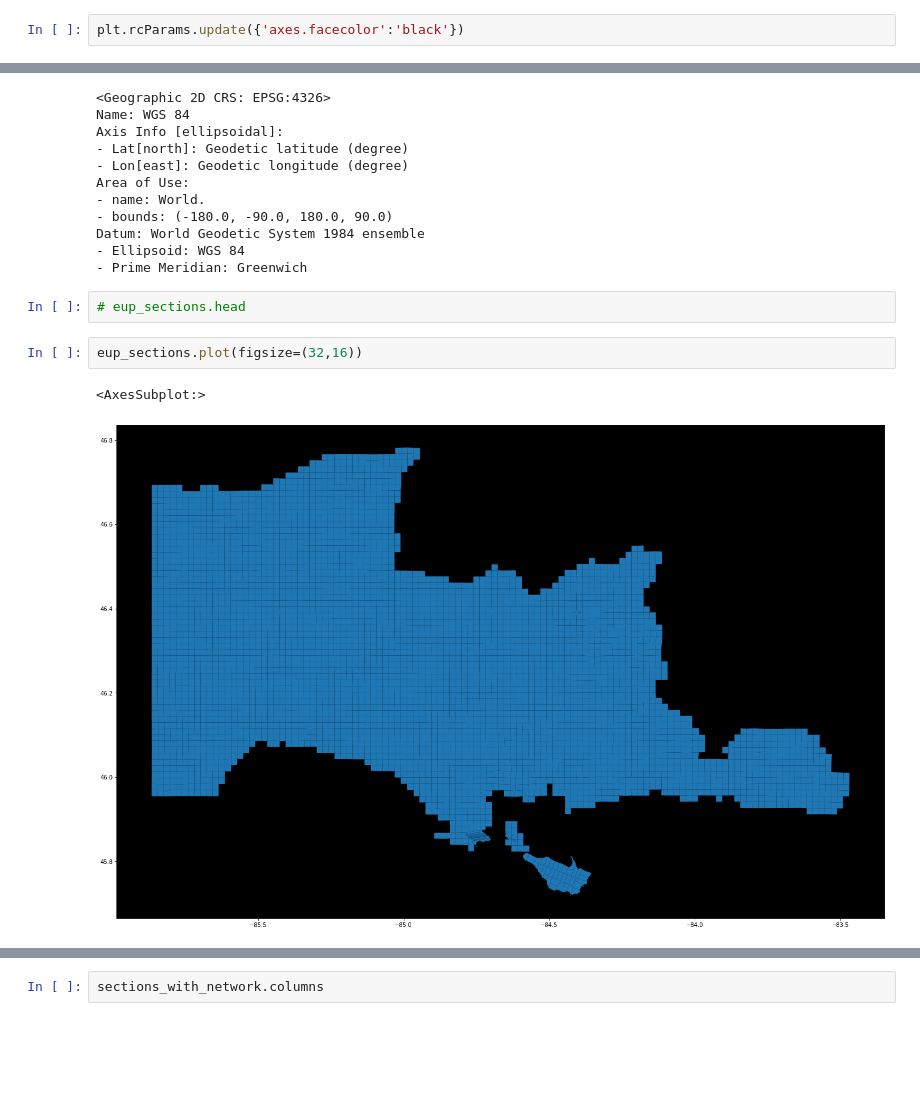
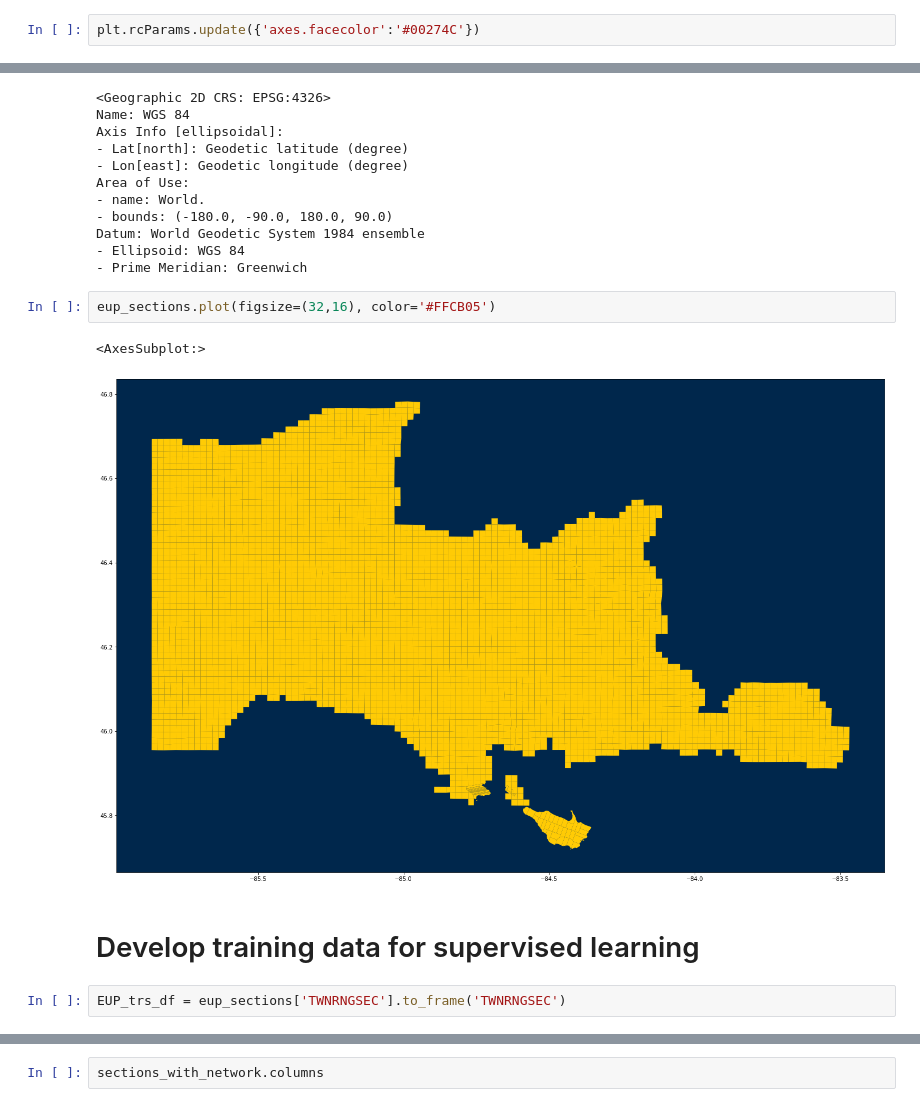
Before and after one commit to SBuxton-IDM/EquityMilestone, a Jupyter notebook: GeoPandas - Data - Spatial Join Notebook.ipynb, the cells around one changed output, grey strips where cells are left out. Saved outputs shown, nothing was run; the diff lists cells and outputs as text; blank space fills up the shorter version.

```diff
--- a/GeoPandas - Data - Spatial Join Notebook.ipynb
+++ b/GeoPandas - Data - Spatial Join Notebook.ipynb
@@ -37,5 +37,5 @@ print(matplotlib.__version__)
 # %%
-plt.rcParams.update({'axes.facecolor':'black'})
+plt.rcParams.update({'axes.facecolor':'#00274C'})
 # %%
 df1 = pd.read_csv('./DATA/FCC/Fabric_BSL_07122023_rel_3_2/FCC_Active_BSL_07212023_rel_3_2.csv')
 # %%
@@ -137,10 +205,12 @@ Area of Use:
 Datum: World Geodetic System 1984 ensemble
 - Ellipsoid: WGS 84
 - Prime Meridian: Greenwich
-# %%
-# eup_sections.head
 # %%
-eup_sections.plot(figsize=(32,16))
+eup_sections.plot(figsize=(32,16), color='#FFCB05')
 # %% [output]
 <AxesSubplot:>
-[figure, old version]
+[figure, new version]
+# %% [markdown]
+# Develop training data for supervised learning
+# %%
+EUP_trs_df = eup_sections['TWNRNGSEC'].to_frame('TWNRNGSEC')
```
Also changed, not shown: parts of 64 cells of this notebook, 1 other file.
